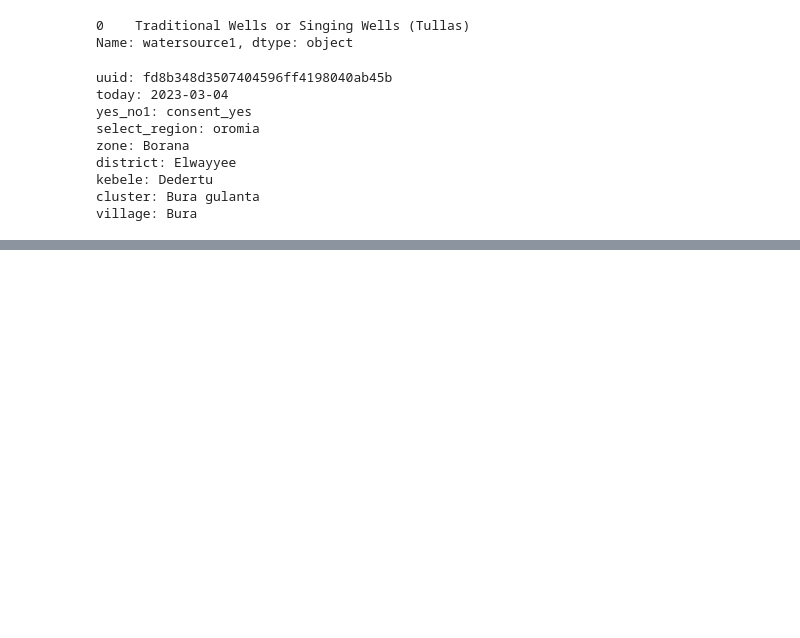
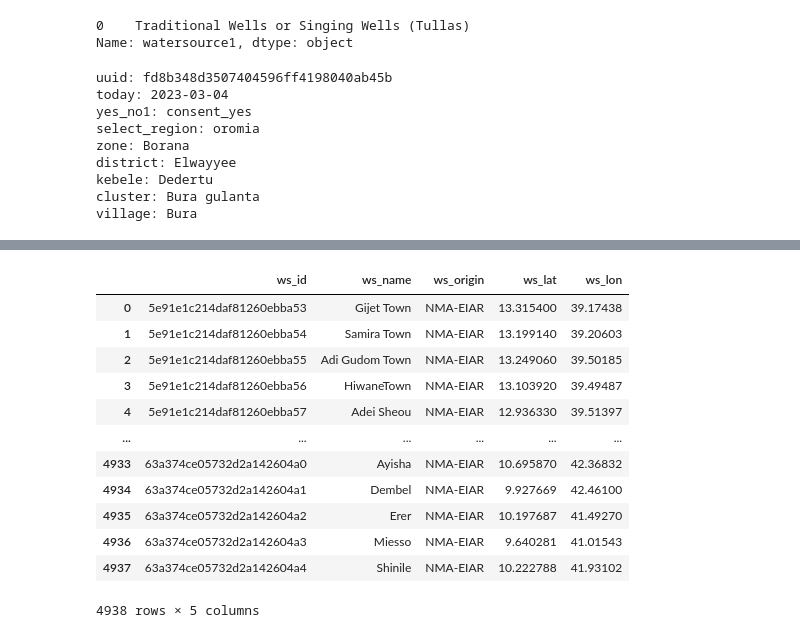
Before and after one commit to CIAT-DAPA/lswms_etl, a Jupyter notebook: src/imports/import_admin_levels.ipynb, the cells around one changed output, grey strips where cells are left out. Saved outputs shown, nothing was run; the diff lists cells and outputs as text; code cells hidden in the pictures; blank space fills up the shorter version.

```diff
--- a/src/imports/import_admin_levels.ipynb
+++ b/src/imports/import_admin_levels.ipynb
@@ -409,3 +409,24 @@ adminleves
 | 15668 | Dredewa | 15 | NaN | 1501 | Gorgora | 150102 | Chire Mite | 150102031 | POLYGON ((42.39590 9.80626, 42.39... |
 | 15669 | Dredewa | 15 | NaN | 1501 | Gorgora | 150102 | Genderge | 150102032 | POLYGON ((41.80779 9.60954, 41.80... |
 15670 rows × 9 columns
+# %%
+import pandas as pd
+
+file = 'C:\\Users\\cnasayo\\Downloads\\geographics.csv'
+df2 = pd.read_csv(file, delimiter=';')
+
+df2
+# %% [output]
+|  | ws_id | ws_name | ws_origin | ws_lat | ws_lon |
+| 0 | 5e91e1c214daf81260ebba53 | Gijet Town | NMA-EIAR | 13.315400 | 39.17438 |
+| 1 | 5e91e1c214daf81260ebba54 | Samira Town | NMA-EIAR | 13.199140 | 39.20603 |
+| 2 | 5e91e1c214daf81260ebba55 | Adi Gudom Town | NMA-EIAR | 13.249060 | 39.50185 |
+| 3 | 5e91e1c214daf81260ebba56 | HiwaneTown | NMA-EIAR | 13.103920 | 39.49487 |
+| 4 | 5e91e1c214daf81260ebba57 | Adei Sheou | NMA-EIAR | 12.936330 | 39.51397 |
+| ... | ... | ... | ... | ... | ... |
+| 4933 | 63a374ce05732d2a142604a0 | Ayisha | NMA-EIAR | 10.695870 | 42.36832 |
+| 4934 | 63a374ce05732d2a142604a1 | Dembel | NMA-EIAR | 9.927669 | 42.46100 |
+| 4935 | 63a374ce05732d2a142604a2 | Erer | NMA-EIAR | 10.197687 | 41.49270 |
+| 4936 | 63a374ce05732d2a142604a3 | Miesso | NMA-EIAR | 9.640281 | 41.01543 |
+| 4937 | 63a374ce05732d2a142604a4 | Shinile | NMA-EIAR | 10.222788 | 41.93102 |
+4938 rows × 5 columns
```
Also changed, not shown: parts of 3 cells of this notebook, 4 other files.
